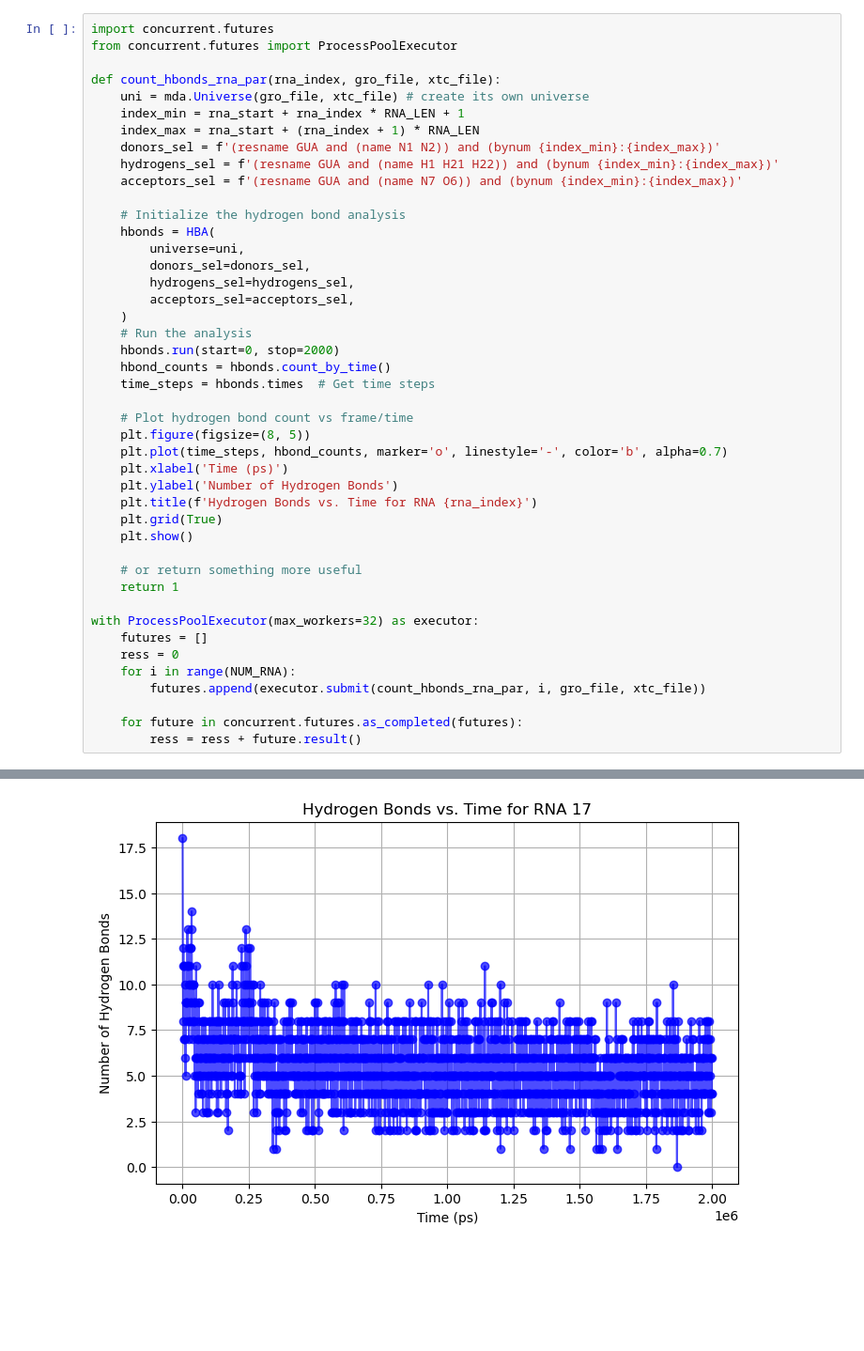
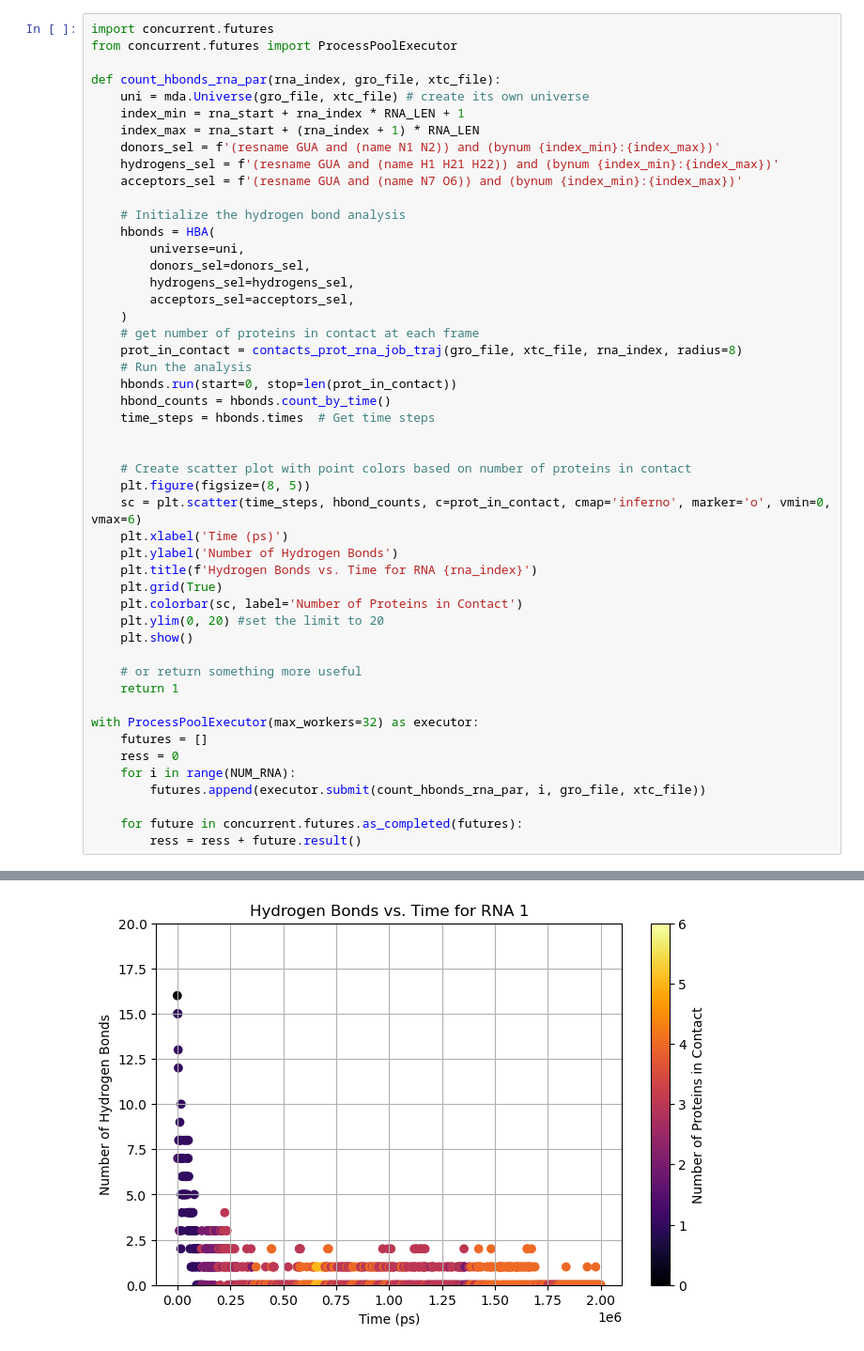
Before and after one commit to oreoqke/MDanal, a Jupyter notebook: hbonds.ipynb, the cells around one changed output, grey strips where cells are left out. Shown at 94% size. Saved outputs shown, nothing was run; the diff lists cells and outputs as text; blank space fills up the shorter version.

Commit message:
added hbonds and rmsf

```diff
--- a/hbonds.ipynb
+++ b/hbonds.ipynb
@@ -94,18 +156,23 @@ def count_hbonds_rna_par(rna_index, gro_file, xtc_file):
         hydrogens_sel=hydrogens_sel,
         acceptors_sel=acceptors_sel,
     )
+    # get number of proteins in contact at each frame
+    prot_in_contact = contacts_prot_rna_job_traj(gro_file, xtc_file, rna_index, radius=8)
     # Run the analysis
-    hbonds.run(start=0, stop=2000)
+    hbonds.run(start=0, stop=len(prot_in_contact))
     hbond_counts = hbonds.count_by_time()
     time_steps = hbonds.times  # Get time steps
 
-    # Plot hydrogen bond count vs frame/time
+
+    # Create scatter plot with point colors based on number of proteins in contact
     plt.figure(figsize=(8, 5))
-    plt.plot(time_steps, hbond_counts, marker='o', linestyle='-', color='b', alpha=0.7)
+    sc = plt.scatter(time_steps, hbond_counts, c=prot_in_contact, cmap='inferno', marker='o', vmin=0, vmax=6)
     plt.xlabel('Time (ps)')
     plt.ylabel('Number of Hydrogen Bonds')
     plt.title(f'Hydrogen Bonds vs. Time for RNA {rna_index}')
     plt.grid(True)
+    plt.colorbar(sc, label='Number of Proteins in Contact')
+    plt.ylim(0, 20) #set the limit to 20
     plt.show()
 
     # or return something more useful
@@ -127 +194 @@ with ProcessPoolExecutor(max_workers=32) as executor:
-[figure, old version]
+[figure, new version]
```
Also changed, not shown: parts of 5 cells of this notebook, 18 other files.
